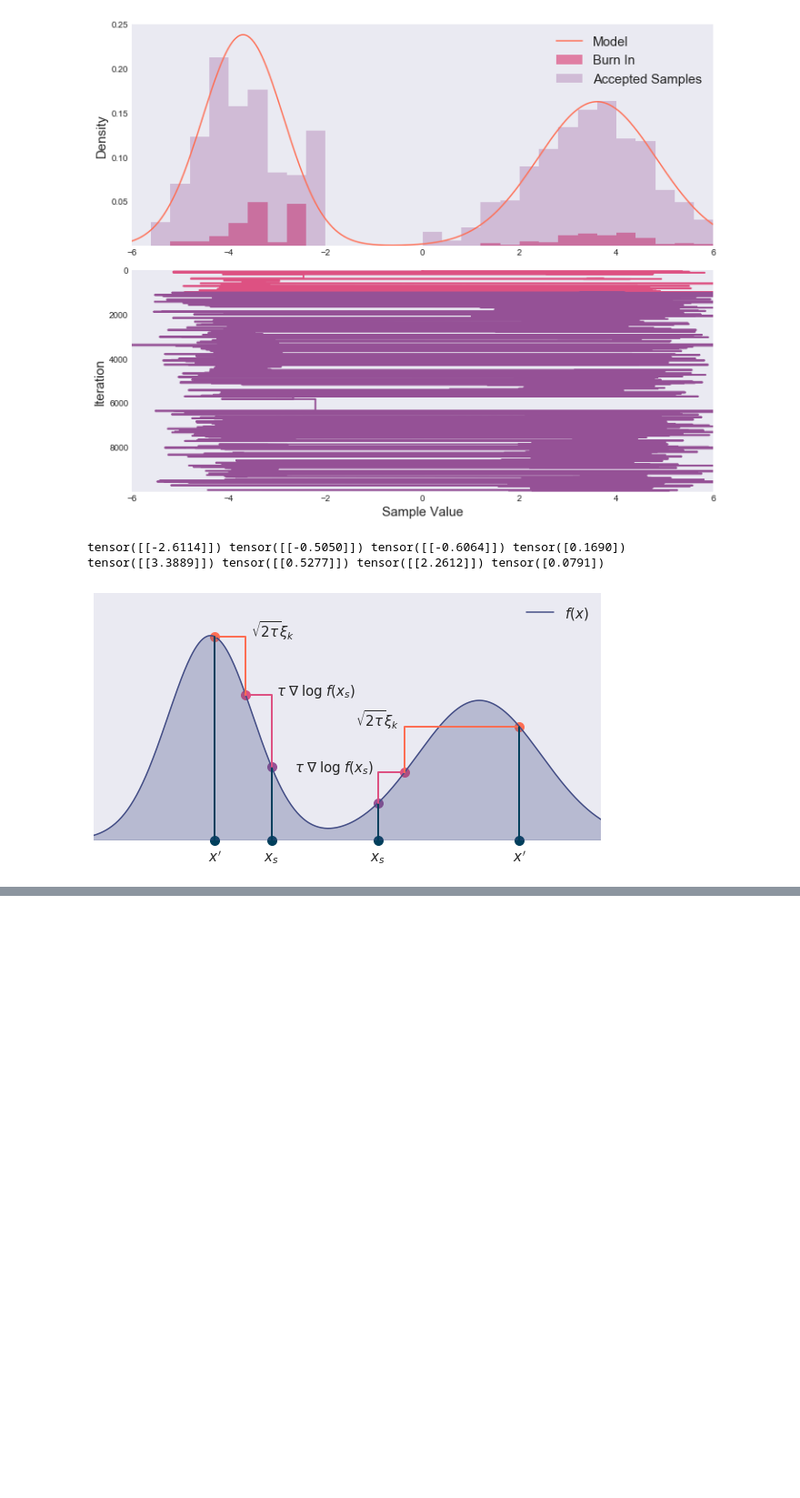
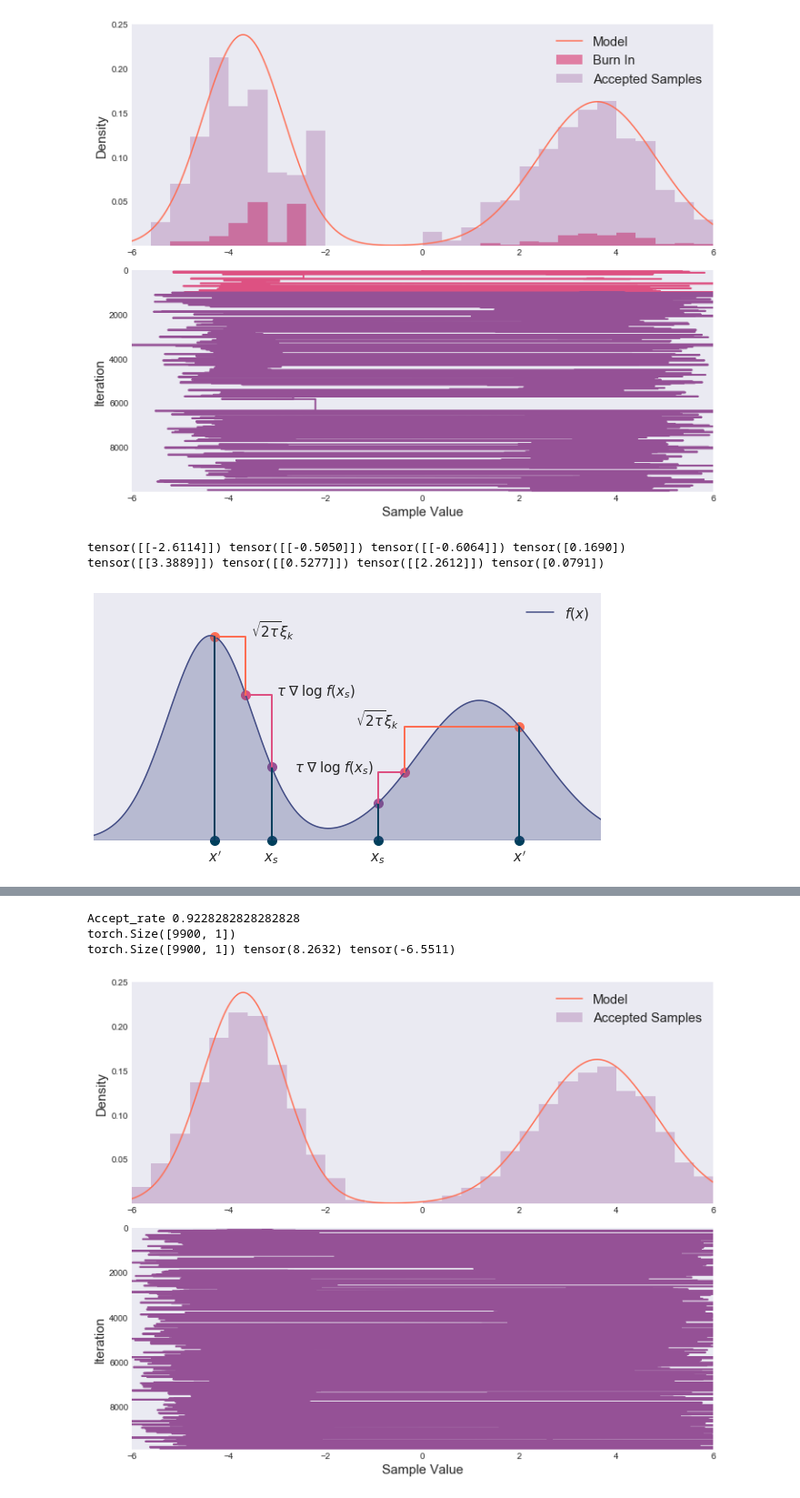
Before and after one commit to nextBillyonair/DPM, a Jupyter notebook: Notebooks/MonteCarlo/Sampling.ipynb, the cells around one changed output, grey strips where cells are left out. Shown at 91% size. Saved outputs shown, nothing was run; the diff lists cells and outputs as text; code cells hidden in the pictures; blank space fills up the shorter version.

```diff
--- a/Notebooks/MonteCarlo/Sampling.ipynb
+++ b/Notebooks/MonteCarlo/Sampling.ipynb
@@ -706,0 +918,69 @@ plot_hists(p_model.sample(10000), samples)
+# %%
+p_model = MixtureModel([Normal(-3.7, 0.7, learnable=False),
+                        Normal(3.6, 1.5, learnable=False)],
+                       [0.5, 0.5])
+
+burn_in = 100
+samples = hamiltonian_monte_carlo(p_model, epsilon=.6, alpha=1.05,
+                                  epochs=10000, burn_in=burn_in,
+                                  leapfrog=40, init=0.0)
+print(samples.shape)
+
+
+fig, axs = plt.subplots(2, 1, constrained_layout=True, figsize=(10,8))
+
+hist, edges = np.histogram(samples[burn_in:].view(-1), bins=50, range=(-10., 10.), density=True)
+print(samples.shape, samples.max(), samples.min())
+# burn_in_rate = []
+# print(burn_in)
+# sample_np = samples.view(-1).detach().numpy()
+# for i in range(50):
+#     num_burn_in = ((sample_np[:burn_in] > edges[i]) & (sample_np[:burn_in] <= edges[i+1])).sum()
+#     if hist[i] == 0:
+#         burn_in_rate.append(0)
+#     else:
+#         burn_in_rate.append(num_burn_in / len(samples) / hist[i] * hist.sum() )
+# burn_in_rate = np.array(burn_in_rate)
+# axs[0].bar(edges[:50]+(edges[1] - edges[0])/2, hist*burn_in_rate,
+#            width=edges[1] - edges[0], alpha=0.7, label="Burn In", color=colors[3])
+axs[0].bar(edges[:50]+(edges[1] - edges[0])/2, hist*(1-burn_in_rate),
+           width=edges[1] - edges[0], alpha=0.3, label="Accepted Samples", color=colors[2])
+
+
+x = torch.tensor(np.linspace(-10., 10., 1000)).view(-1, 1).float()
+p_probs = p_model.log_prob(x).exp()
+axs[0].plot(x.numpy(), p_probs.numpy(), label='Model', color=colors[4])
+# hist, edges = np.histogram(p_model.sample(10000).numpy(), bins=50, range=(-10., 10.), density=True)
+# axs[0].bar(edges[:50]+(edges[1] - edges[0])/2, hist,
+#            width=edges[1] - edges[0], alpha=0.3, label="Model", color=colors[4])
+
+axs[0].set_ylabel("Density", fontsize=15)
+axs[0].set_xlim(-6, 6)
+axs[0].legend(prop={'size': 15})
+axs[0].grid(b=None)
+yticks = axs[0].yaxis.get_major_ticks()
+yticks[0].label1.set_visible(False)
+
+x = np.linspace(0, len(samples), len(samples))
+y = samples.squeeze(1).numpy()
+# axs[1].plot(y[:burn_in], x[:burn_in], color=colors[3], lw=2, label="Burn in")
+axs[1].plot(y[burn_in:], x[burn_in:], color=colors[2], lw=2, label="Accepted Samples")
+axs[1].set_xlabel("Sample Value", fontsize=15)
+axs[1].set_ylabel("Iteration", fontsize=15)
+axs[1].set_xlim(-6, 6)
+axs[1].set_ylim(0, len(samples))
+# axs[1].legend(loc='upper left', prop={'size': 15})
+yticks = axs[1].yaxis.get_major_ticks()
+yticks[-1].label1.set_visible(False)
+plt.gca().invert_yaxis()
+axs[1].grid(b=None)
+
+# plt.savefig(f'../../Presentations/sampling/assets/mcmc_lang_{3}.png', bbox_inches='tight', dpi=300)
+
+
+# plt.show()
+# %% [output]
+Accept_rate 0.9228282828282828
+torch.Size([9900, 1])
+torch.Size([9900, 1]) tensor(8.2632) tensor(-6.5511)
+[figure, added]
```
Also changed, not shown: parts of 6 cells of this notebook.
